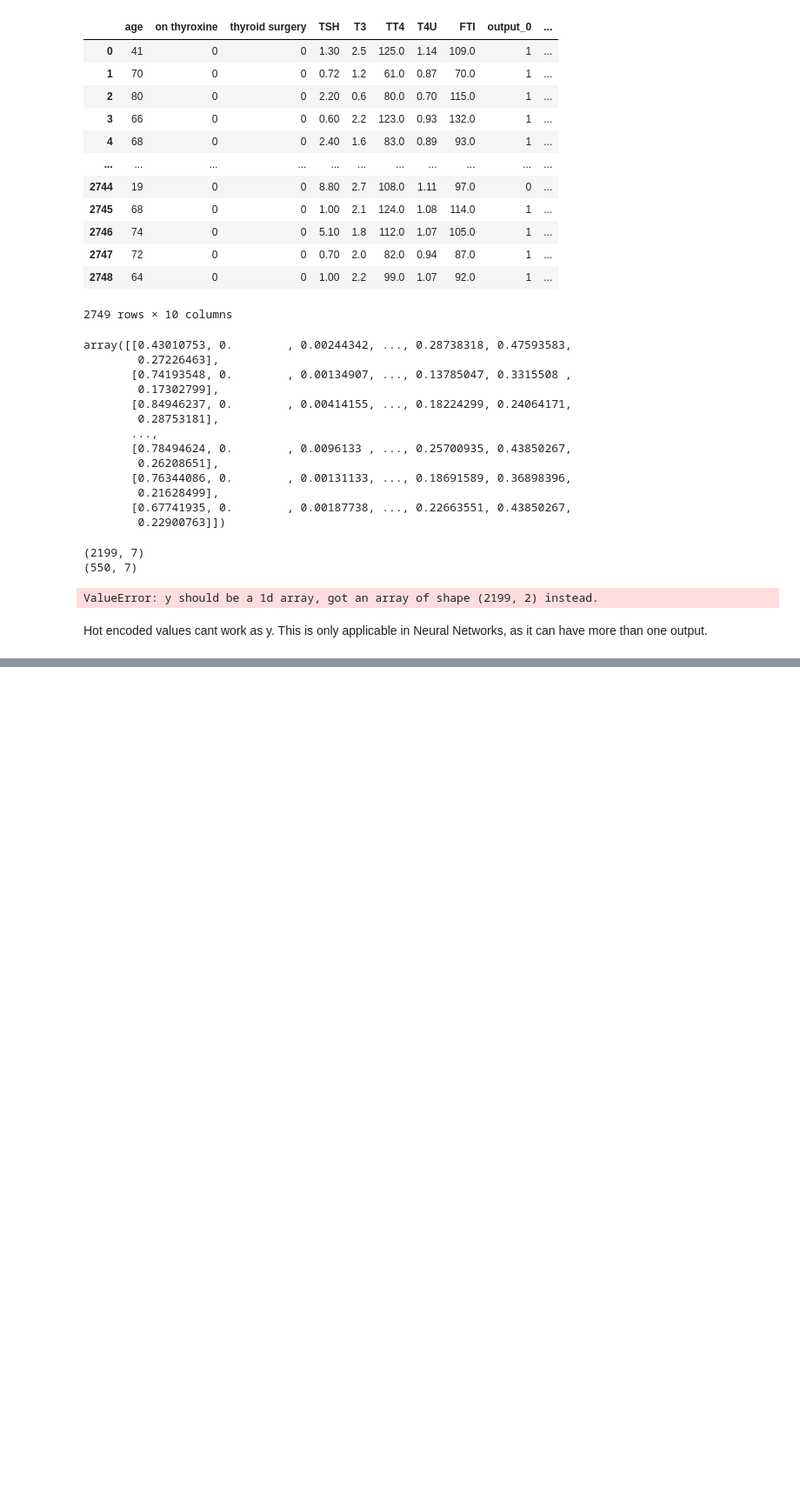
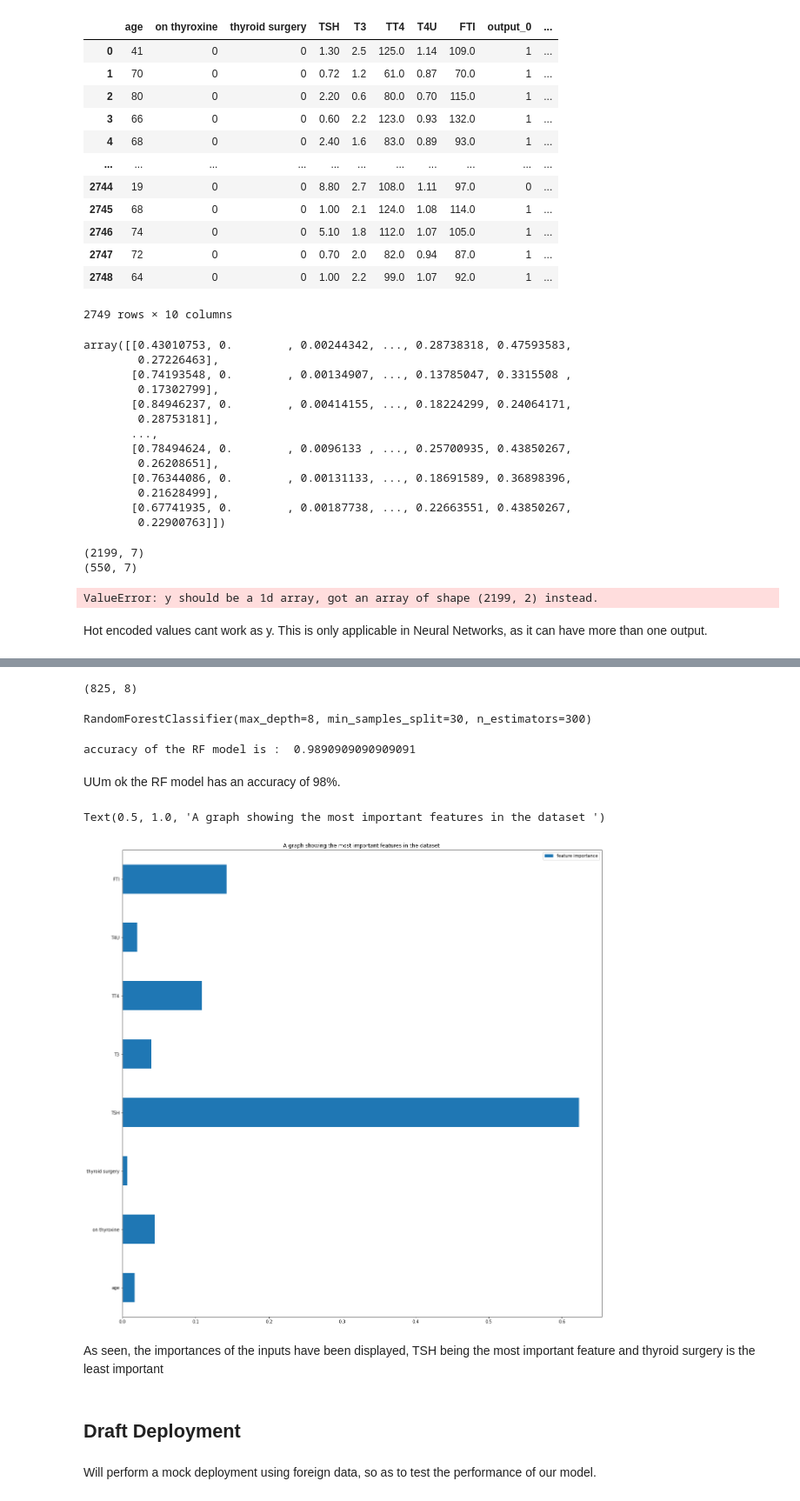
Before and after one commit to mbururyan/Hypothyroid-Disease-Detection-System, a Jupyter notebook: modeling.ipynb, the cells around one changed output, grey strips where cells are left out. Shown at 87% size. Cells and saved outputs as stored; diff of their text form; code cells hidden in the pictures; blank space fills up the shorter version.

Commit message:
created Random Forest Model

```diff
--- a/modeling.ipynb
+++ b/modeling.ipynb
@@ -402,0 +409,5 @@ Hot encoded values cant work as y. This is only applicable in Neural Networks, a
+# %%
+# Load dataset
+
+data_RF = pd.read_csv('Datasets/modeling_hypothyroid.csv')
+data_RF
@@ -402,0 +428,51 @@ Hot encoded values cant work as y. This is only applicable in Neural Networks, a
+# %%
+# Splitting
+# Will split the data into arrays of data i.e X and y using the traintest split module
+from sklearn.model_selection import train_test_split
+# X are the features
+# y is the label
+X = data_RF.loc[:, 'age' : 'FTI'].values
+y = data_RF['output'].values
+# Will split X and y into training data and testing data of 80% and 20% splits
+X_train, X_test, y_train, y_test = train_test_split(X, y, test_size = 0.3, random_state = 42)
+
+X_test.shape
+# %% [output]
+(825, 8)
+# %%
+#Building model
+from sklearn.ensemble import RandomForestClassifier
+forest = RandomForestClassifier(n_estimators = 300, max_depth = 8, min_samples_split = 30)
+forest.fit(X_train, y_train)
+# %% [output]
+RandomForestClassifier(max_depth=8, min_samples_split=30, n_estimators=300)
+# %%
+# Checking the model's accuracy
+
+y_pred = forest.predict(X_test)
+
+from sklearn.metrics import accuracy_score
+print('accuracy of the RF model is : ', accuracy_score(y_test, y_pred))
+# %% [output]
+accuracy of the RF model is :  0.9890909090909091
+# %% [markdown]
+UUm ok the RF model has an accuracy of 98%.
+# %%
+# Feature importance
+X_columns = data_RF.loc[:, 'age' : 'FTI']
+df_FI = pd.DataFrame(forest.feature_importances_, X_columns.columns, columns = ['feature importance'])
+
+# Will first import plotting module
+import matplotlib.pyplot as plt
+# Plot the dataframe as a horizontal bar graph of its values
+df_FI.plot(kind = 'barh', figsize = (20, 20))
+plt.title('A graph showing the most important features in the dataset ')
+# %% [output]
+Text(0.5, 1.0, 'A graph showing the most important features in the dataset ')
+[figure, added]
+# %% [markdown]
+As seen, the importances of the inputs have been displayed, TSH being the most important feature and thyroid surgery is the least important
+# %% [markdown]
+## Draft Deployment
+# %% [markdown]
+Will perform a mock deployment using foreign data, so as to test the performance of our model.
```
Also changed, not shown: parts of 3 cells of this notebook.
